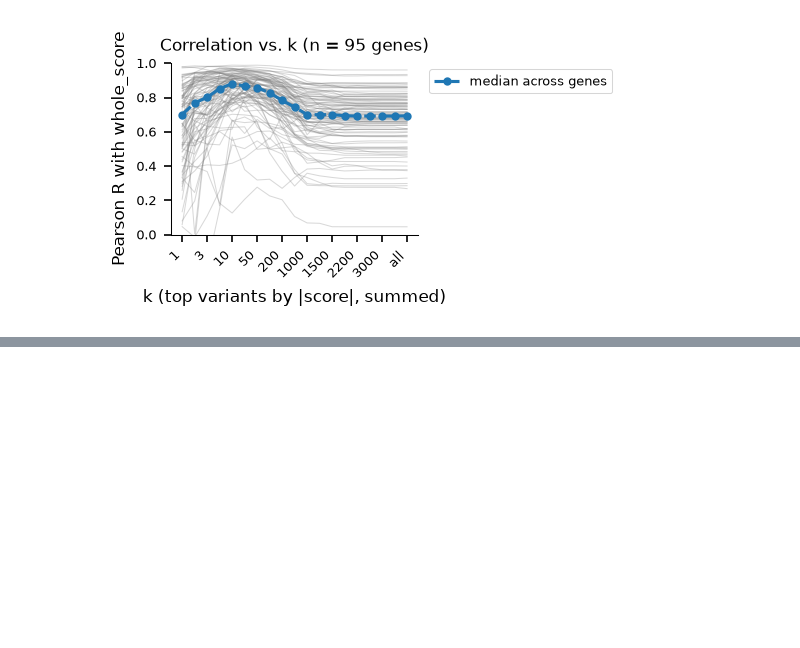
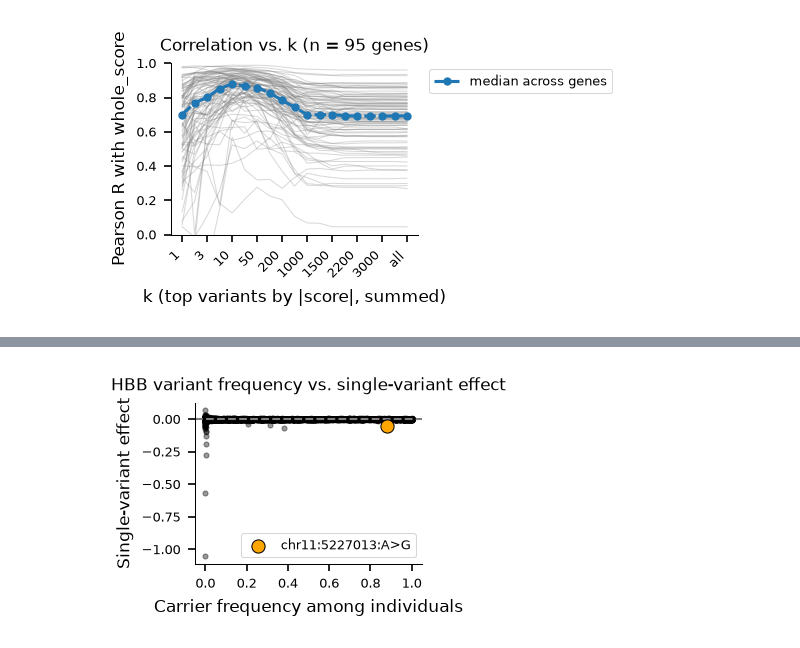
Before and after one commit to DiasFrazerGroup/wigttsoip, a Jupyter notebook: notebooks/hbb.ipynb, the cells around one changed output, grey strips where cells are left out. Saved outputs shown, nothing was run; the diff lists cells and outputs as text; code cells hidden in the pictures; blank space fills up the shorter version.

```diff
--- a/notebooks/hbb.ipynb
+++ b/notebooks/hbb.ipynb
@@ -353,0 +470,26 @@ fig.savefig(os.path.join(PDF_DIR, "correlation_vs_k_all_genes.pdf"), bbox_inches
+# %%
+freq_df = pd.DataFrame({"variant": list(freq_counter.keys())})
+freq_df["frequency"] = freq_df["variant"].map(freq_counter) / n_individuals
+freq_df["score"] = freq_df["variant"].map(score_by_variant)
+freq_df["is_chosen"] = freq_df["variant"] == chosen_variant
+
+fig, ax = plt.subplots(figsize=(5.5*cm, 4.5*cm))
+ax.scatter(
+    freq_df.loc[~freq_df["is_chosen"], "frequency"],
+    freq_df.loc[~freq_df["is_chosen"], "score"],
+    s=6, color="black", alpha=0.4, rasterized=True,
+)
+ax.scatter(
+    freq_df.loc[freq_df["is_chosen"], "frequency"],
+    freq_df.loc[freq_df["is_chosen"], "score"],
+    s=40, color="orange", edgecolor="black", zorder=3, label=chosen_variant,
+)
+ax.axhline(0, color="gray", lw=1, ls="--")
+ax.set_xlabel("Carrier frequency among individuals")
+ax.set_ylabel("Single-variant effect")
+ax.set_title("HBB variant frequency vs. single-variant effect")
+ax.legend(loc="best", fontsize=6)
+fig.tight_layout()
+fig.savefig(os.path.join(PDF_DIR, "variant_frequency_vs_score.pdf"), bbox_inches="tight")
+# %% [output]
+[figure, added]
```
Also changed, not shown: parts of 7 cells of this notebook, 17 other files.
